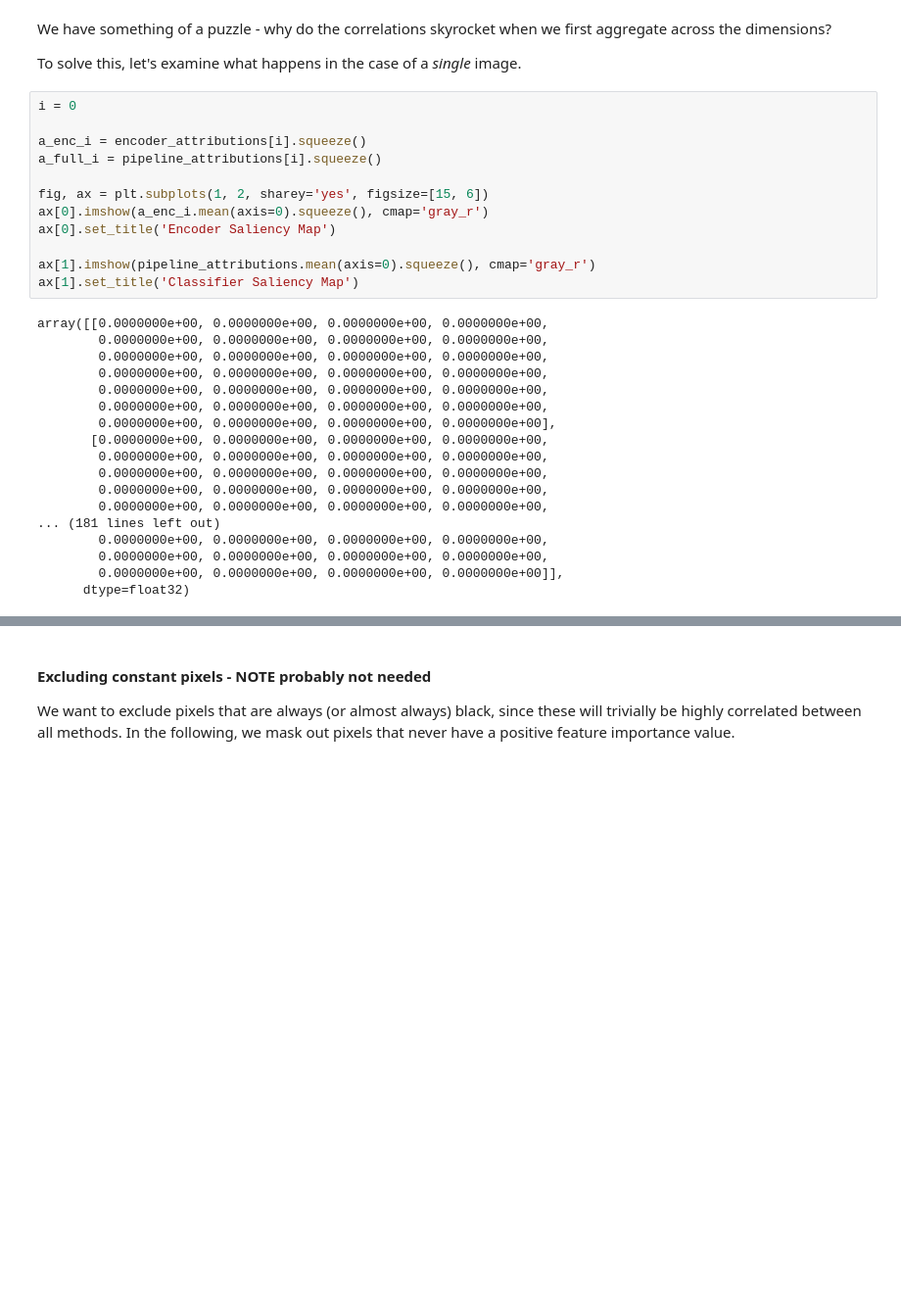
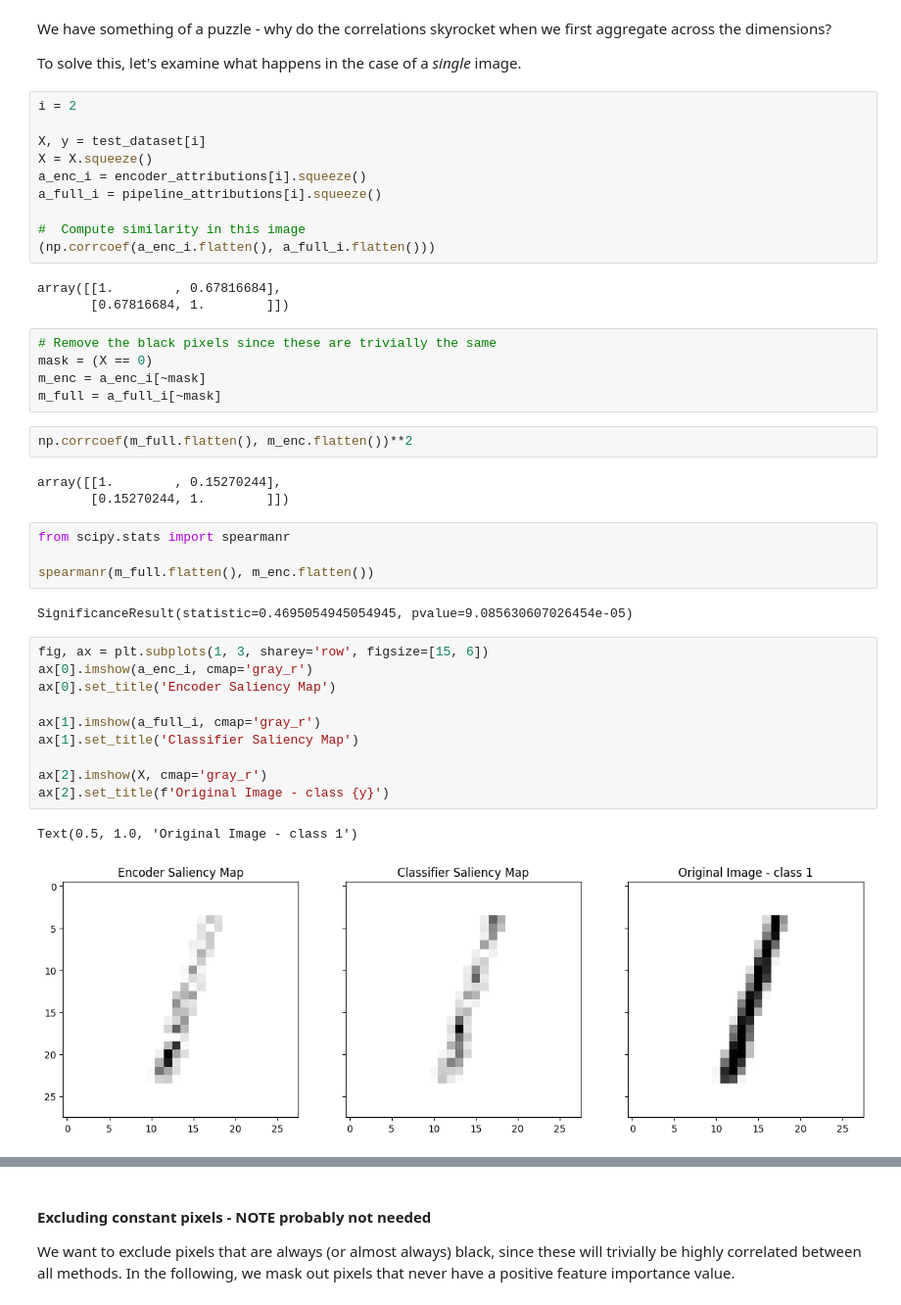
Before and after one commit to jwagenbach/FACT, a Jupyter notebook: extensions/generate_encoder_vs_decoder_correlations.ipynb, the cells around one changed output, grey strips where cells are left out. Shown: that part at 98% size. Cells and saved outputs as stored; diff of their text form; blank space fills up the shorter version.

Commit message:
rhos per image

```diff
--- a/extensions/generate_encoder_vs_decoder_correlations.ipynb
+++ b/extensions/generate_encoder_vs_decoder_correlations.ipynb
@@ -168,33 +144,45 @@ plt.colorbar()
 We have something of a puzzle - why do the correlations skyrocket when we first aggregate across the dimensions?
 
 To solve this, let's examine what happens in the case of a _single_ image.
+# %%
+i = 2
+
+X, y = test_dataset[i]
+X = X.squeeze()
+a_enc_i = encoder_attributions[i].squeeze()
+a_full_i = pipeline_attributions[i].squeeze()
+
+#  Compute similarity in this image
+(np.corrcoef(a_enc_i.flatten(), a_full_i.flatten()))
+# %% [output]
+array([[1.        , 0.67816684],
+       [0.67816684, 1.        ]])
+# %%
+# Remove the black pixels since these are trivially the same
+mask = (X == 0)
+m_enc = a_enc_i[~mask]
+m_full = a_full_i[~mask]
+# %%
+np.corrcoef(m_full.flatten(), m_enc.flatten())**2
+# %% [output]
+array([[1.        , 0.15270244],
+       [0.15270244, 1.        ]])
+# %%
+from scipy.stats import spearmanr
+
+spearmanr(m_full.flatten(), m_enc.flatten())
+# %% [output]
+SignificanceResult(statistic=0.4695054945054945, pvalue=9.085630607026454e-05)
 # %%
-i = 0
-
-a_enc_i = encoder_attributions[i].squeeze()
-a_full_i = pipeline_attributions[i].squeeze()
-
-fig, ax = plt.subplots(1, 2, sharey='yes', figsize=[15, 6])
-ax[0].imshow(a_enc_i.mean(axis=0).squeeze(), cmap='gray_r')
+fig, ax = plt.subplots(1, 3, sharey='row', figsize=[15, 6])
+ax[0].imshow(a_enc_i, cmap='gray_r')
 ax[0].set_title('Encoder Saliency Map')
 
-ax[1].imshow(pipeline_attributions.mean(axis=0).squeeze(), cmap='gray_r')
+ax[1].imshow(a_full_i, cmap='gray_r')
 ax[1].set_title('Classifier Saliency Map')
+
+ax[2].imshow(X, cmap='gray_r')
+ax[2].set_title(f'Original Image - class {y}')
 # %% [output]
-array([[0.0000000e+00, 0.0000000e+00, 0.0000000e+00, 0.0000000e+00,
-        0.0000000e+00, 0.0000000e+00, 0.0000000e+00, 0.0000000e+00,
-        0.0000000e+00, 0.0000000e+00, 0.0000000e+00, 0.0000000e+00,
-        0.0000000e+00, 0.0000000e+00, 0.0000000e+00, 0.0000000e+00,
-        0.0000000e+00, 0.0000000e+00, 0.0000000e+00, 0.0000000e+00,
-        0.0000000e+00, 0.0000000e+00, 0.0000000e+00, 0.0000000e+00,
-        0.0000000e+00, 0.0000000e+00, 0.0000000e+00, 0.0000000e+00],
-       [0.0000000e+00, 0.0000000e+00, 0.0000000e+00, 0.0000000e+00,
-        0.0000000e+00, 0.0000000e+00, 0.0000000e+00, 0.0000000e+00,
-        0.0000000e+00, 0.0000000e+00, 0.0000000e+00, 0.0000000e+00,
-        0.0000000e+00, 0.0000000e+00, 0.0000000e+00, 0.0000000e+00,
-        0.0000000e+00, 0.0000000e+00, 0.0000000e+00, 0.0000000e+00,
-... (181 lines left out)
-        0.0000000e+00, 0.0000000e+00, 0.0000000e+00, 0.0000000e+00,
-        0.0000000e+00, 0.0000000e+00, 0.0000000e+00, 0.0000000e+00,
-        0.0000000e+00, 0.0000000e+00, 0.0000000e+00, 0.0000000e+00]],
-      dtype=float32)
+Text(0.5, 1.0, 'Original Image - class 1')
+[figure, added]
```
Also changed, not shown: parts of 13 cells of this notebook.
